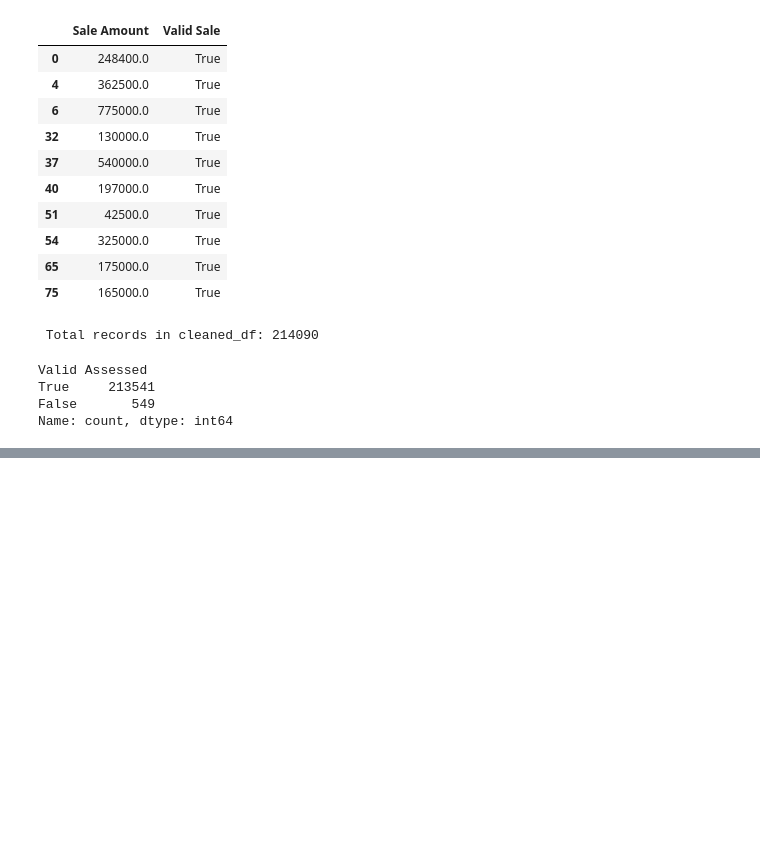
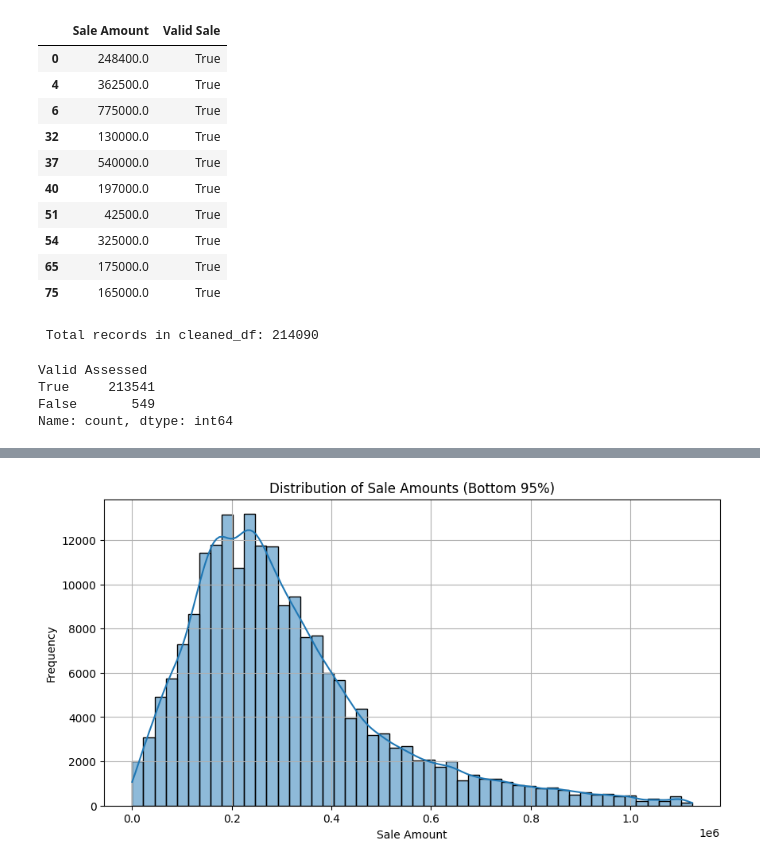
Before and after one commit to kthanikonda/DataWithPython, a Jupyter notebook: Real_Estate_Project-2.ipynb, the cells around one changed output, grey strips where cells are left out. Saved outputs shown, nothing was run; the diff lists cells and outputs as text; code cells hidden in the pictures; blank space fills up the shorter version.

```diff
--- a/Real_Estate_Project-2.ipynb
+++ b/Real_Estate_Project-2.ipynb
@@ -338,0 +391,12 @@ cleaned_df.to_csv('cleaned_real_estate_data.csv', index=False)
+# %%
+plt.figure(figsize=(10, 5))
+filtered = cleaned_df[cleaned_df['Sale Amount'] < cleaned_df['Sale Amount'].quantile(0.95)]
+
+sns.histplot(filtered['Sale Amount'], kde=True, bins=50)
+plt.title('Distribution of Sale Amounts (Bottom 95%)')
+plt.xlabel('Sale Amount')
+plt.ylabel('Frequency')
+plt.grid(True)
+plt.show()
+# %% [output]
+[figure, added]
```
Also changed, not shown: parts of 17 cells of this notebook.
